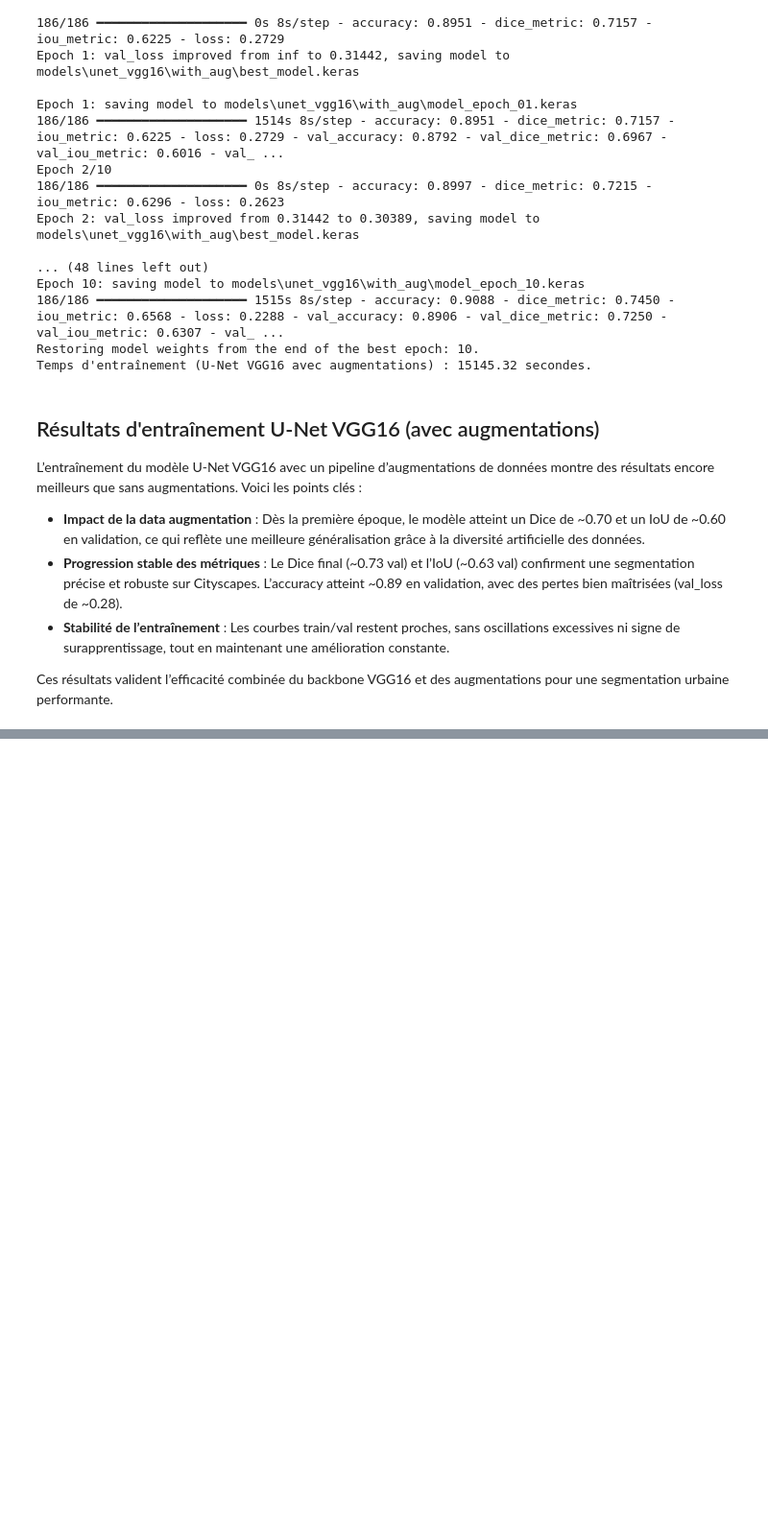
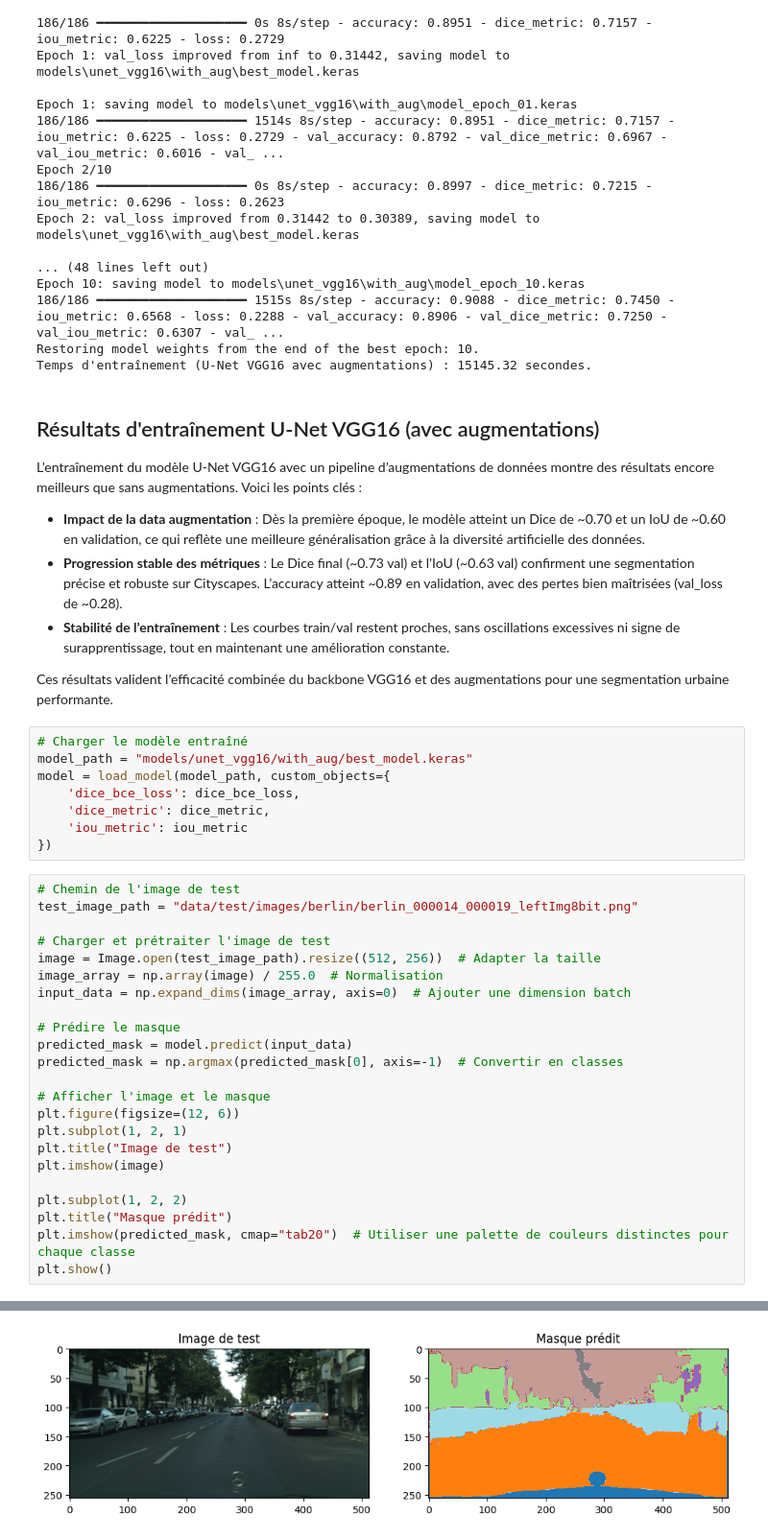
Before and after one commit to Krock13/AI_Engineer_Projet_8_Traitez_les_images_pour_le_syst-me_embarque_d-une_voiture_autonome, a Jupyter notebook: 1_scripts_122024.ipynb, the cells around one changed output, grey strips where cells are left out. Shown at 96% size. Cells and saved outputs as stored; diff of their text form; blank space fills up the shorter version.

```diff
--- a/1_scripts_122024.ipynb
+++ b/1_scripts_122024.ipynb
@@ -1102,3 +1103,35 @@ L’entraînement du modèle U-Net VGG16 avec un pipeline d’augmentations de d
 - **Stabilité de l’entraînement** : Les courbes train/val restent proches, sans oscillations excessives ni signe de surapprentissage, tout en maintenant une amélioration constante.
 
 Ces résultats valident l’efficacité combinée du backbone VGG16 et des augmentations pour une segmentation urbaine performante.
+# %%
+# Charger le modèle entraîné
+model_path = "models/unet_vgg16/with_aug/best_model.keras"
+model = load_model(model_path, custom_objects={
+    'dice_bce_loss': dice_bce_loss,
+    'dice_metric': dice_metric,
+    'iou_metric': iou_metric
+})
+# %%
+# Chemin de l'image de test
+test_image_path = "data/test/images/berlin/berlin_000014_000019_leftImg8bit.png"
+
+# Charger et prétraiter l'image de test
+image = Image.open(test_image_path).resize((512, 256))  # Adapter la taille
+image_array = np.array(image) / 255.0  # Normalisation
+input_data = np.expand_dims(image_array, axis=0)  # Ajouter une dimension batch
+
+# Prédire le masque
+predicted_mask = model.predict(input_data)
+predicted_mask = np.argmax(predicted_mask[0], axis=-1)  # Convertir en classes
+
+# Afficher l'image et le masque
+plt.figure(figsize=(12, 6))
+plt.subplot(1, 2, 1)
+plt.title("Image de test")
+plt.imshow(image)
+
+plt.subplot(1, 2, 2)
+plt.title("Masque prédit")
+plt.imshow(predicted_mask, cmap="tab20")  # Utiliser une palette de couleurs distinctes pour chaque classe
+plt.show()
+# %% [output]
@@ -1104,0 +1139 @@ Ces résultats valident l’efficacité combinée du backbone VGG16 et des augme
+[figure, added]
```
Also changed, not shown: parts of 2 cells of this notebook, 4 other files.
